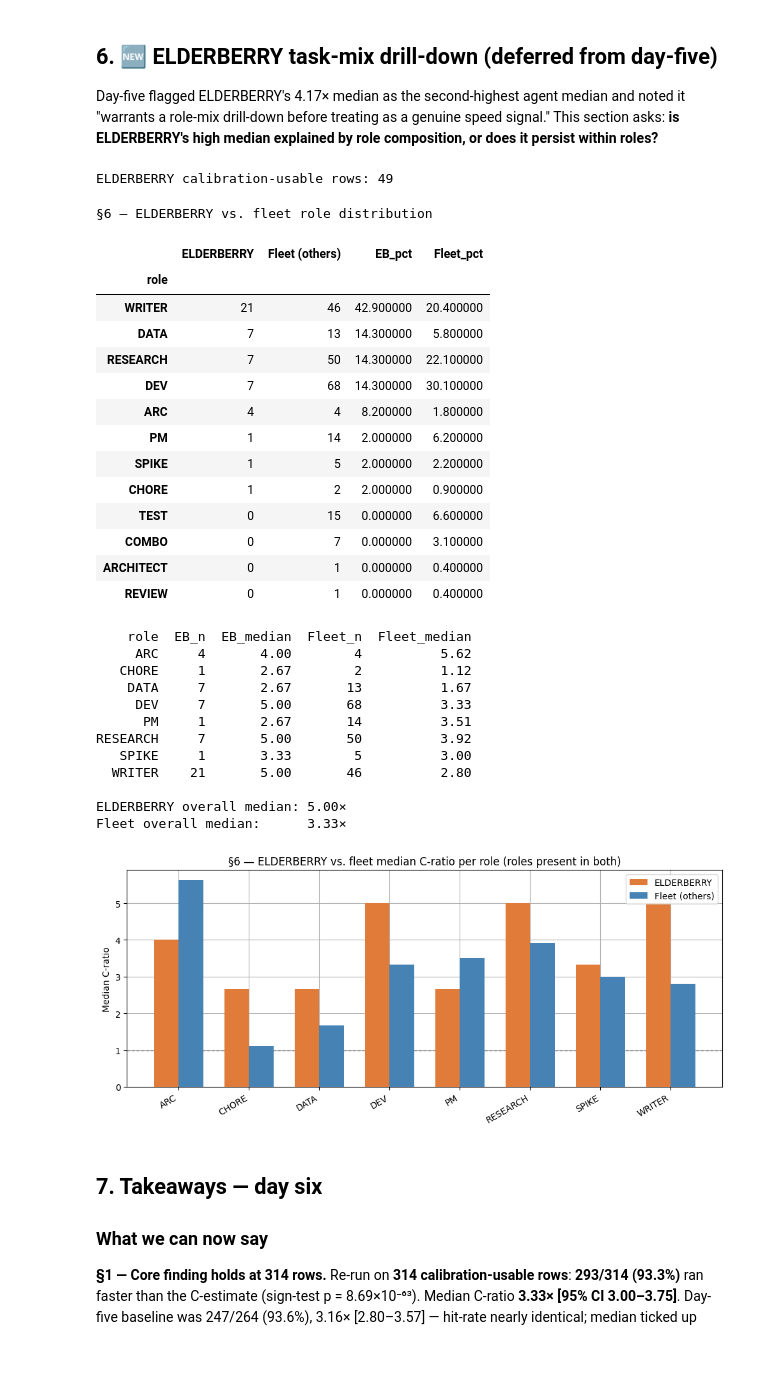
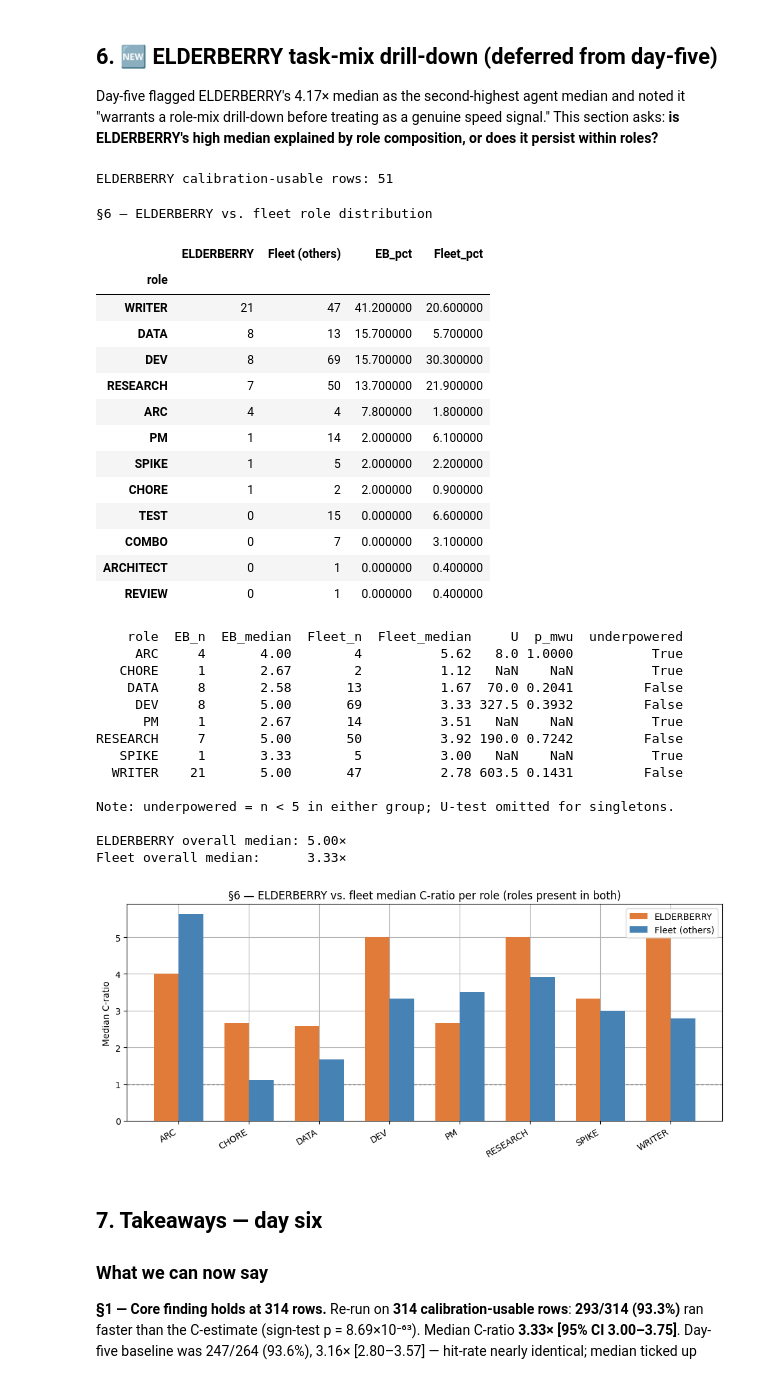
Before and after one commit to avidrucker/lccjs, a Jupyter notebook: stats/day-six-analysis.ipynb, the cells around one changed output. Cells and saved outputs as stored; diff of their text form; code cells hidden in the pictures.

```diff
--- a/stats/day-six-analysis.ipynb
+++ b/stats/day-six-analysis.ipynb
@@ -366,13 +368,12 @@ plt.show()
 
 Extended role vocab (DATA, ARC, COMBO, SPIKE) kept as-is. Cells with n ≤ 6 are flagged — treat as directional only.
 # %%
-SMALL_N_ROLES = {"DATA", "ARC", "COMBO", "SPIKE"}
-
 role_rows = []
 for r, g in cal.groupby("role"):
     cr = g["c_ratio"].values
-    role_rows.append({"role": r, "n": len(cr), "median": np.median(cr), "small_n": r in SMALL_N_ROLES})
+    role_rows.append({"role": r, "n": len(cr), "median": np.median(cr)})
 role_df = pd.DataFrame(role_rows).sort_values("median", ascending=False)
+role_df["small_n"] = role_df["n"] <= 6
 print(role_df[["role", "n", "median", "small_n"]].to_string(index=False, float_format="{:.2f}".format))
 
 from matplotlib.patches import Patch
@@ -468,59 +469,72 @@ print()
 
 # Role distribution for ELDERBERRY vs. fleet
 eb_role = eb["role"].value_counts().rename("ELDERBERRY")
 fleet_role = ag[ag["agent"] != "ELDERBERRY"]["role"].value_counts().rename("Fleet (others)")
 role_compare = pd.concat([eb_role, fleet_role], axis=1).fillna(0).astype(int)
 role_compare["EB_pct"]    = (role_compare["ELDERBERRY"]    / role_compare["ELDERBERRY"].sum()    * 100).round(1)
 role_compare["Fleet_pct"] = (role_compare["Fleet (others)"] / role_compare["Fleet (others)"].sum() * 100).round(1)
 display(role_compare.style.set_caption("§6 — ELDERBERRY vs. fleet role distribution").background_gradient(axis=None, cmap="Blues", subset=["ELDERBERRY", "Fleet (others)"]))
 
 print()
 
-# Per-role median for ELDERBERRY vs. fleet
+# Per-role median + Mann-Whitney U tests for ELDERBERRY vs. fleet
 within_rows = []
 for role in sorted(eb["role"].unique()):
     eb_cr = eb[eb["role"] == role]["c_ratio"].values
     fleet_cr = ag[(ag["agent"] != "ELDERBERRY") & (ag["role"] == role)]["c_ratio"].values
-    within_rows.append({
+    row = {
         "role": role,
         "EB_n": len(eb_cr),
         "EB_median": round(np.median(eb_cr), 2) if len(eb_cr) else None,
         "Fleet_n": len(fleet_cr),
         "Fleet_median": round(np.median(fleet_cr), 2) if len(fleet_cr) else None,
-    })
+        "U": None, "p_mwu": None, "underpowered": None,
+    }
+    if len(eb_cr) >= 2 and len(fleet_cr) >= 2:
+        u_stat, p_val = stats.mannwhitneyu(eb_cr, fleet_cr, alternative="two-sided")
+        row["U"] = round(u_stat, 1)
+        row["p_mwu"] = round(p_val, 4)
+        row["underpowered"] = (len(eb_cr) < 5) or (len(fleet_cr) < 5)
+    else:
+        row["underpowered"] = True
+    within_rows.append(row)
 within_df = pd.DataFrame(within_rows)
-print(within_df.to_string(index=False))
+print(within_df[["role","EB_n","EB_median","Fleet_n","Fleet_median","U","p_mwu","underpowered"]].to_string(index=False))
+print()
+print("Note: underpowered = n < 5 in either group; U-test omitted for singletons.")
 
 print()
 print(f"ELDERBERRY overall median: {np.median(eb['c_ratio'].values):.2f}×")
 fleet_all = ag[ag['agent'] != 'ELDERBERRY']['c_ratio']
 print(f"Fleet overall median:      {np.median(fleet_all.values):.2f}×")
 # %% [output]
-ELDERBERRY calibration-usable rows: 49
+ELDERBERRY calibration-usable rows: 51
 §6 — ELDERBERRY vs. fleet role distribution
 |  | ELDERBERRY | Fleet (others) | EB_pct | Fleet_pct |
 | role |  |  |  |  |
-| WRITER | 21 | 46 | 42.900000 | 20.400000 |
-| DATA | 7 | 13 | 14.300000 | 5.800000 |
-| RESEARCH | 7 | 50 | 14.300000 | 22.100000 |
-| DEV | 7 | 68 | 14.300000 | 30.100000 |
-| ARC | 4 | 4 | 8.200000 | 1.800000 |
-| PM | 1 | 14 | 2.000000 | 6.200000 |
+| WRITER | 21 | 47 | 41.200000 | 20.600000 |
+| DATA | 8 | 13 | 15.700000 | 5.700000 |
+| DEV | 8 | 69 | 15.700000 | 30.300000 |
+| RESEARCH | 7 | 50 | 13.700000 | 21.900000 |
+| ARC | 4 | 4 | 7.800000 | 1.800000 |
+| PM | 1 | 14 | 2.000000 | 6.100000 |
 | SPIKE | 1 | 5 | 2.000000 | 2.200000 |
 | CHORE | 1 | 2 | 2.000000 | 0.900000 |
 | TEST | 0 | 15 | 0.000000 | 6.600000 |
 | COMBO | 0 | 7 | 0.000000 | 3.100000 |
 | ARCHITECT | 0 | 1 | 0.000000 | 0.400000 |
 | REVIEW | 0 | 1 | 0.000000 | 0.400000 |
-    role  EB_n  EB_median  Fleet_n  Fleet_median
-     ARC     4       4.00        4          5.62
-   CHORE     1       2.67        2          1.12
-    DATA     7       2.67       13          1.67
-     DEV     7       5.00       68          3.33
-      PM     1       2.67       14          3.51
-RESEARCH     7       5.00       50          3.92
-   SPIKE     1       3.33        5          3.00
-  WRITER    21       5.00       46          2.80
+    role  EB_n  EB_median  Fleet_n  Fleet_median     U  p_mwu  underpowered
+     ARC     4       4.00        4          5.62   8.0 1.0000          True
+   CHORE     1       2.67        2          1.12   NaN    NaN          True
+    DATA     8       2.58       13          1.67  70.0 0.2041         False
+     DEV     8       5.00       69          3.33 327.5 0.3932         False
+      PM     1       2.67       14          3.51   NaN    NaN          True
+RESEARCH     7       5.00       50          3.92 190.0 0.7242         False
+   SPIKE     1       3.33        5          3.00   NaN    NaN          True
+  WRITER    21       5.00       47          2.78 603.5 0.1431         False
+
+Note: underpowered = n < 5 in either group; U-test omitted for singletons.
 
 ELDERBERRY overall median: 5.00×
 Fleet overall median:      3.33×
@@ -544,7 +558,7 @@ if len(plot_df) > 0:
 else:
     print("No roles with data in both ELDERBERRY and fleet — skipping comparison plot.")
 # %% [output]
-[figure, old version]
+[figure, new version]
 # %% [markdown]
 ## 7. Takeaways — day six
 
```
Also changed, not shown: parts of 9 cells of this notebook, 1 other file.
